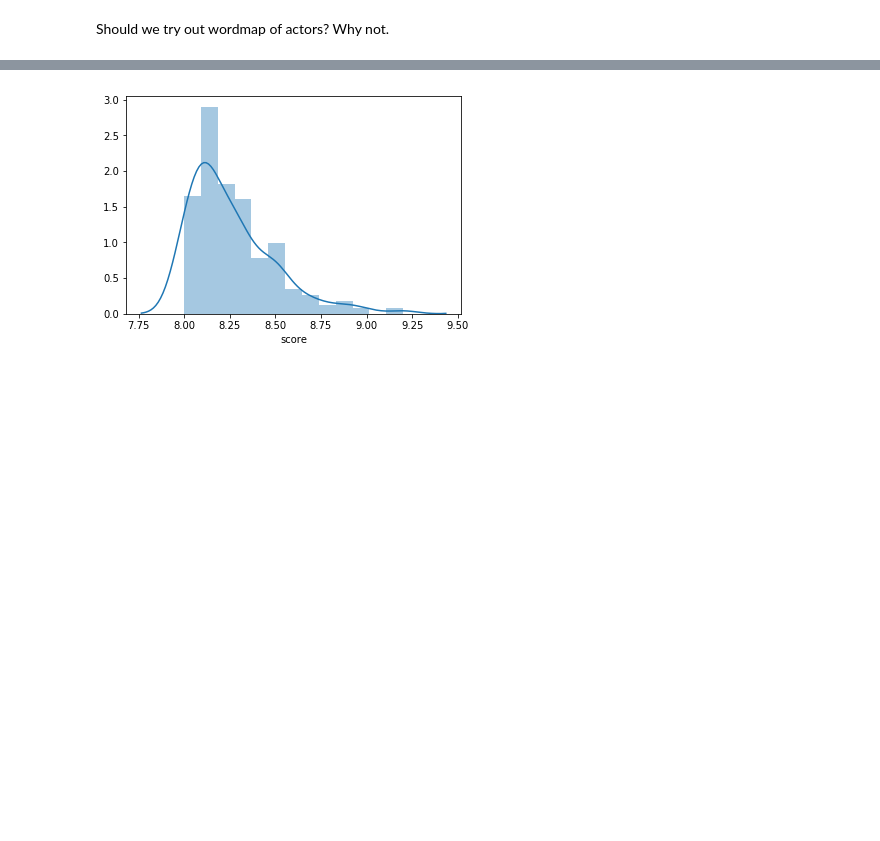
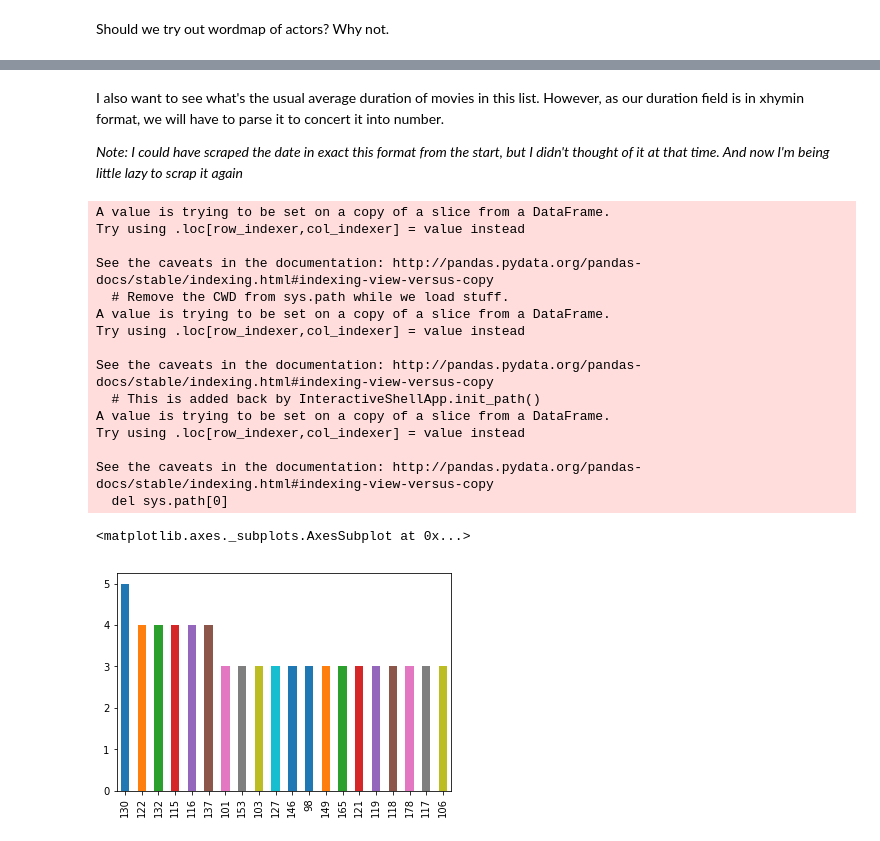
Before and after one commit to myke11j/imdb-top-250-movies, a Jupyter notebook: imdb-top-250.ipynb, the cells around one changed output, grey strips where cells are left out. Saved outputs shown, nothing was run; the diff lists cells and outputs as text; code cells hidden in the pictures; blank space fills up the shorter version.

```diff
--- a/imdb-top-250.ipynb
+++ b/imdb-top-250.ipynb
@@ -13,3 +14,16 @@ import seaborn as sns
+# %%
+# CONSTANTS
+DURATION_REGEX = r'(\d*)h(\d*)min'
+# %%
+def regex_filter(val):
+    if val:
+        mo = re.search(DURATION_REGEX,val)
+        if mo:
+            return True
+        else:
+            return False
+    else:
+        return False
 # %%
 df = pd.read_csv('./imdb-top-250.csv')
 # %% [markdown]
@@ -165,4 +202,38 @@ plt.show()
-# %%
-sns.distplot(df['score']);
-# %% [output]
-[figure, removed]
+# %% [markdown]
+I also want to see what's the usual average duration of movies in this list. However, as our duration field is in xhymin format, we will have to parse it to concert it into number.
+
+*Note: I could have scraped the date in exact this format from the start, but I didn't thought of it at that time. And now I'm being little lazy to scrap it again*
+# %%
+dfWithoutNanDuration = df.dropna( subset=['duration'] )
+dfWithValidDuration = dfWithoutNanDuration[dfWithoutNanDuration['duration'].apply(regex_filter)]
+dHour = []
+dMin = []
+
+for duration in dfWithValidDuration['duration']:
+    dHour.append(int(re.search(DURATION_REGEX, duration, re.MULTILINE).group(1)))
+    dMin.append(int(re.search(DURATION_REGEX, duration, re.MULTILINE).group(2)))
+
+dfWithValidDuration['duration_hour'] = dHour
+dfWithValidDuration['duration_min'] = dMin
+
+dfWithValidDuration['durationTotal'] = (dfWithValidDuration['duration_hour'] * 60) + dfWithValidDuration['duration_min']
+
+dfWithValidDuration.durationTotal.value_counts().head(20).plot.bar()
+# %% [output]
+A value is trying to be set on a copy of a slice from a DataFrame.
+Try using .loc[row_indexer,col_indexer] = value instead
+
+See the caveats in the documentation: http://pandas.pydata.org/pandas-docs/stable/indexing.html#indexing-view-versus-copy
+  # Remove the CWD from sys.path while we load stuff.
+A value is trying to be set on a copy of a slice from a DataFrame.
+Try using .loc[row_indexer,col_indexer] = value instead
+
+See the caveats in the documentation: http://pandas.pydata.org/pandas-docs/stable/indexing.html#indexing-view-versus-copy
+  # This is added back by InteractiveShellApp.init_path()
+A value is trying to be set on a copy of a slice from a DataFrame.
+Try using .loc[row_indexer,col_indexer] = value instead
+
+See the caveats in the documentation: http://pandas.pydata.org/pandas-docs/stable/indexing.html#indexing-view-versus-copy
+  del sys.path[0]
+<matplotlib.axes._subplots.AxesSubplot at 0x...>
+[figure, added]
```
Also changed, not shown: parts of 16 cells of this notebook.
